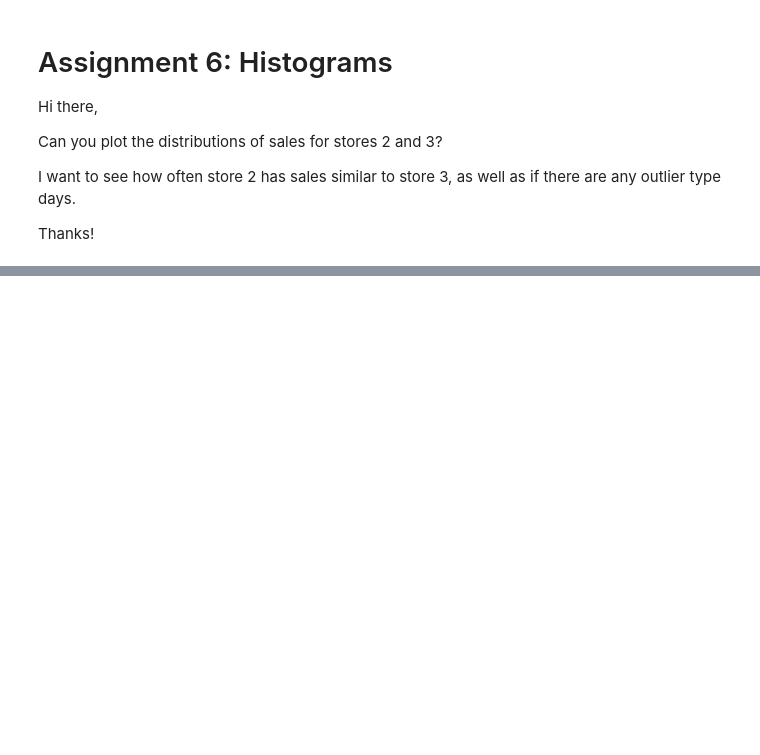
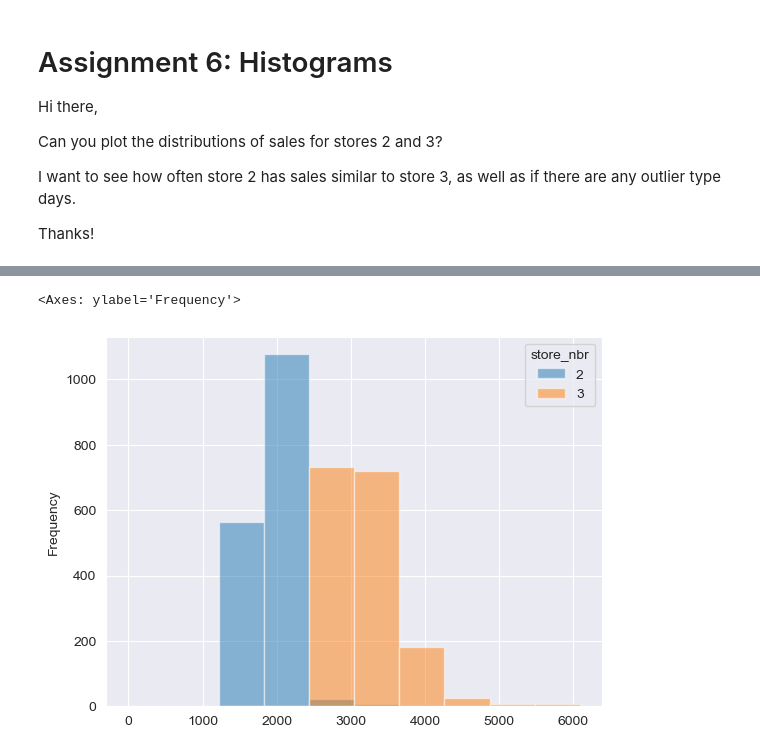
Before and after one commit to maciejsss/data-analysis-pandas, a Jupyter notebook: Course Assignment Notebooks/section05_data_viz.ipynb, the cells around one changed output, grey strips where cells are left out. Cells and saved outputs as stored; diff of their text form; code cells hidden in the pictures; blank space fills up the shorter version.

```diff
--- a/Course Assignment Notebooks/section05_data_viz.ipynb
+++ b/Course Assignment Notebooks/section05_data_viz.ipynb
@@ -176,0 +198,7 @@ stores_1234.head()
+# %%
+stores_1234.loc[:,[2,3]].plot.hist(
+    alpha=.5
+)
+# %% [output]
+<Axes: ylabel='Frequency'>
+[figure, added]
```
Also changed, not shown: parts of 3 cells of this notebook, 1 other file.
